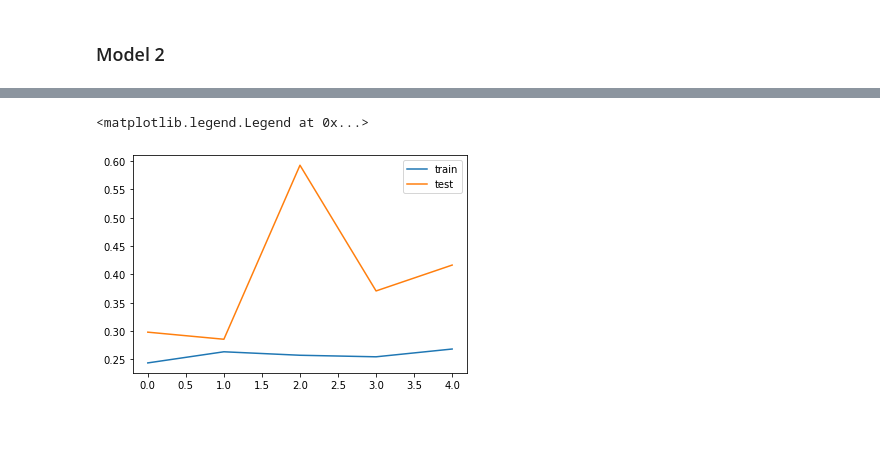
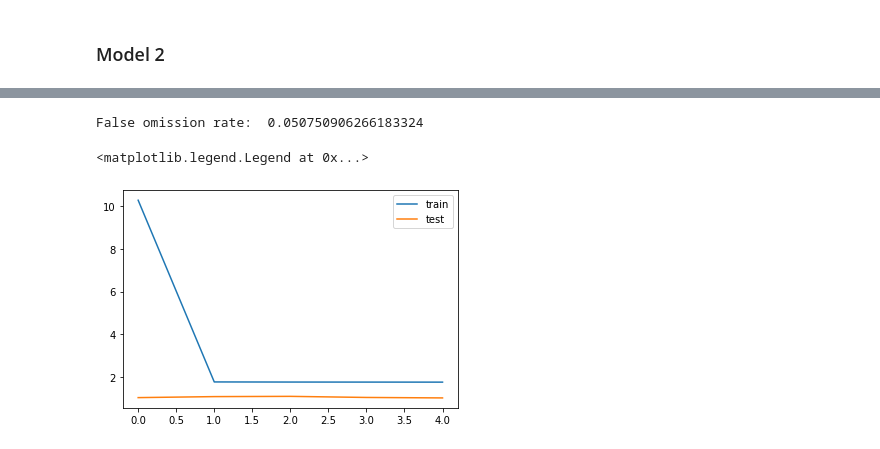
Before and after one commit to saakethkoka/ML-Lab5, a Jupyter notebook: main.ipynb, the cells around one changed output, grey strips where cells are left out. Cells and saved outputs as stored; diff of their text form; code cells hidden in the pictures.

```diff
--- a/main.ipynb
+++ b/main.ipynb
@@ -347,7 +347,7 @@ for col in categorical_headers:
     features[col] = encoders[col].fit_transform(features[col])
 # %%
 # stratified split 80-20:
-X_train, X_test, y_train, y_test = train_test_split(features, target, test_size=0.4, random_state=0, stratify=target)
+X_train, X_test, y_train, y_test = train_test_split(features, target, test_size=0.5, random_state=89, stratify=target)
 # %% [markdown]
 # Modeling
 # %%
@@ -517,12 +522,11 @@ all_deep_branch_outputs.append(x_dense)
 
 # merge the deep branches together
 deep_branch = concatenate(all_deep_branch_outputs,name='concat_embeds')
-deep_branch = Dense(units=512,activation='relu', name='deep1')(deep_branch)
-deep_branch = Dense(units=256,activation='relu', name='deep2')(deep_branch)
-deep_branch = Dense(units=128,activation='relu', name='deep3')(deep_branch)
-deep_branch = Dense(units=64,activation='relu', name='deep4')(deep_branch)
-deep_branch = Dense(units=32,activation='relu', name='deep5')(deep_branch)
-deep_branch = Dense(units=10,activation='relu', name='deep6')(deep_branch)
+deep_branch = Dense(units=256,activation='relu', name='deep1')(deep_branch)
+deep_branch = Dense(units=128,activation='relu', name='deep2')(deep_branch)
+deep_branch = Dense(units=64,activation='relu', name='deep3')(deep_branch)
+deep_branch = Dense(units=32,activation='relu', name='deep4')(deep_branch)
+deep_branch = Dense(units=10,activation='relu', name='deep5')(deep_branch)
 
 # merge the deep and wide branch
 final_branch = concatenate([wide_branch, deep_branch],
@@ -532,11 +536,9 @@ final_branch = Dense(units=1,activation='sigmoid', name='combined')(final_branch
 model2 = Model(inputs=[input_crossed,input_cat,input_num],outputs=final_branch)
 
 class_weight = {0: 1,
-                1: 30}
+                1: 25}
 
-model2.compile(optimizer='adam',
-              loss='binary_crossentropy',
-              metrics=[false_omission_rate, keras.metrics.Recall()])
+model2.compile(optimizer='adam', loss='binary_crossentropy')
 
 # lets also add the history variable to see how we are doing
 # and lets add a validation set to keep track of our progress
@@ -568,10 +565,20 @@ model2.evaluate([crossed_features_test.to_numpy(), categorical_features_test.to_
+# %%
+# Calculate the false omission rate:
+from sklearn.metrics import confusion_matrix
+y_pred = model2.predict([crossed_features_test.to_numpy(), categorical_features_test.to_numpy(), numerical_features_test.to_numpy()])
+y_pred = np.where(y_pred > 0.5, 1, 0)
+
+cm = confusion_matrix(y_test, y_pred)
+tn = cm[0][0]
+fn = cm[1][0]
+print('False omission rate: ', fn/(tn+fn))
+# %% [output]
+False omission rate:  0.050750906266183324
 # %%
 # plot history:
-plt.plot(history2.history['false_omission_rate'], label='train')
-plt.plot(history2.history['val_false_omission_rate'], label='test')
-# plt.plot(history2.history['loss'], label='train')
-# plt.plot(history2.history['val_loss'], label='test')
+plt.plot(history2.history['loss'], label='train')
+plt.plot(history2.history['val_loss'], label='test')
 plt.legend()
 # %% [output]
 <matplotlib.legend.Legend at 0x...>
-[figure, old version]
+[figure, new version]
```
Also changed, not shown: parts of 13 cells of this notebook.
